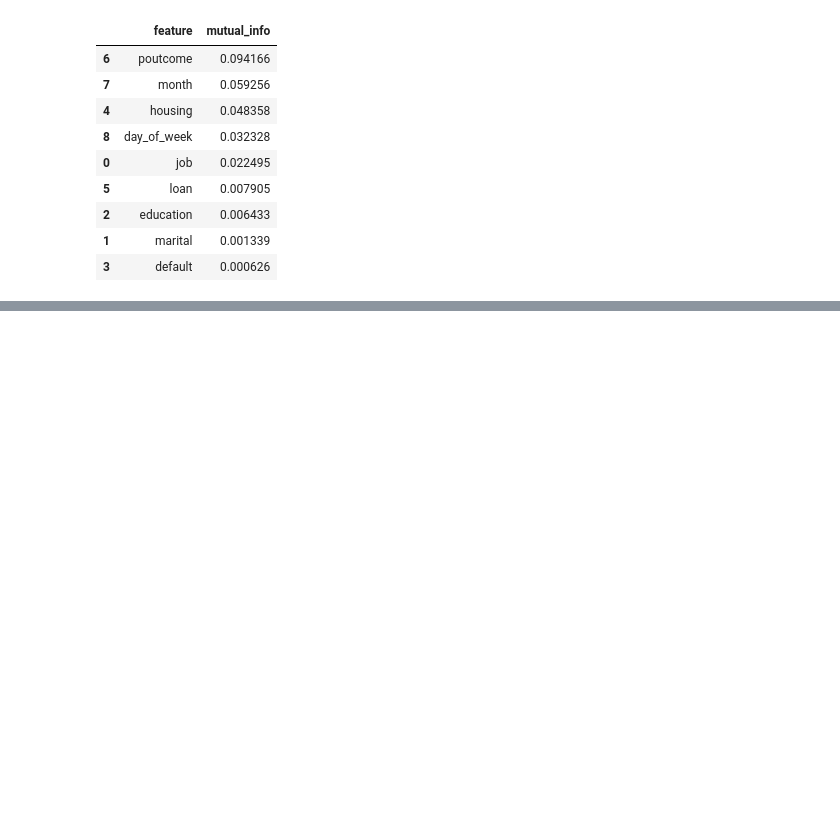
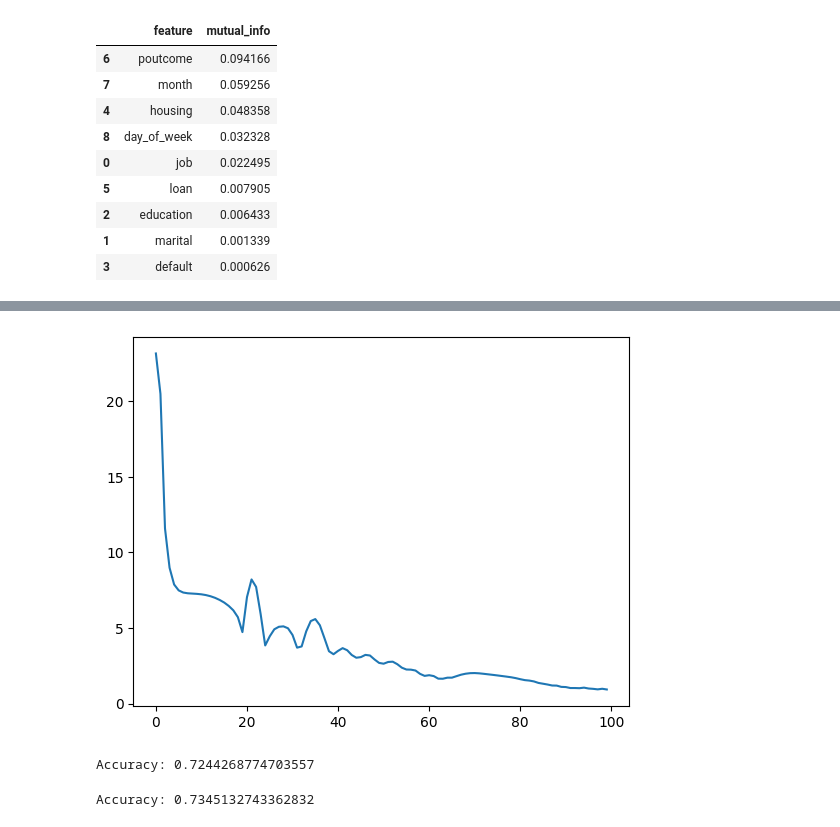
Before and after one commit to greasycat/ds5220-group, a Jupyter notebook: eda.ipynb, the cells around one changed output, grey strips where cells are left out. Saved outputs shown, nothing was run; the diff lists cells and outputs as text; code cells hidden in the pictures; blank space fills up the shorter version.

```diff
--- a/eda.ipynb
+++ b/eda.ipynb
@@ -651,0 +571,5 @@ The statistical tests and the mutual information results suggest that the featur
+# %%
+X_train_1_np = X_train_1.to_numpy().astype(float)
+y_train_1_np = np.where(y_train_1.to_numpy() == "yes", 1.0, 0.0).reshape(-1, 1)
+X_test_1_np = X_test_1.to_numpy().astype(float)
+y_test_1_np = np.where(y_test_1.to_numpy() == "yes", 1.0, 0.0).reshape(-1, 1)
@@ -651,0 +596,26 @@ The statistical tests and the mutual information results suggest that the featur
+# %%
+from matplotlib import pyplot as plt
+# plot the losses
+plt.plot(losses)
+plt.show()
+# %% [output]
+[figure, added]
+# %%
+
+# compute the accuracy of the model
+y_train_pred_1 = mlp.predict(X_train_1_np)
+# convert y_pred_1 to 0 and 1
+y_train_pred_1 = np.where(y_train_pred_1 > 0.5, 1, 0)
+accuracy = np.mean(y_train_pred_1 == y_train_1_np)
+print(f"Accuracy: {accuracy}")
+# %% [output]
+Accuracy: 0.7244268774703557
+# %%
+# compute the accuracy of the model on the testing set
+y_test_pred_1 = mlp.predict(X_test_1_np)
+# convert y_pred_1 to 0 and 1
+y_test_pred_1 = np.where(y_test_pred_1 > 0.5, 1, 0)
+accuracy = np.mean(y_test_pred_1 == y_test_1_np)
+print(f"Accuracy: {accuracy}")
+# %% [output]
+Accuracy: 0.7345132743362832
```
Also changed, not shown: parts of 26 cells of this notebook, 2 other files.
